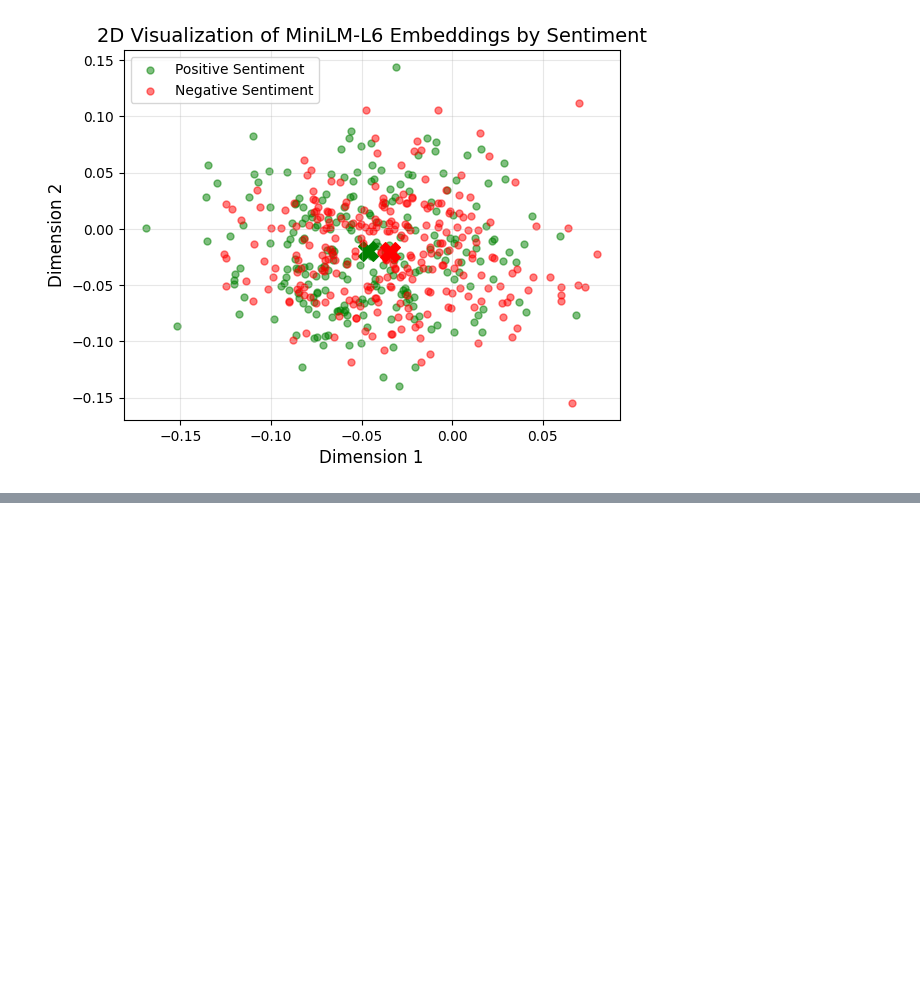
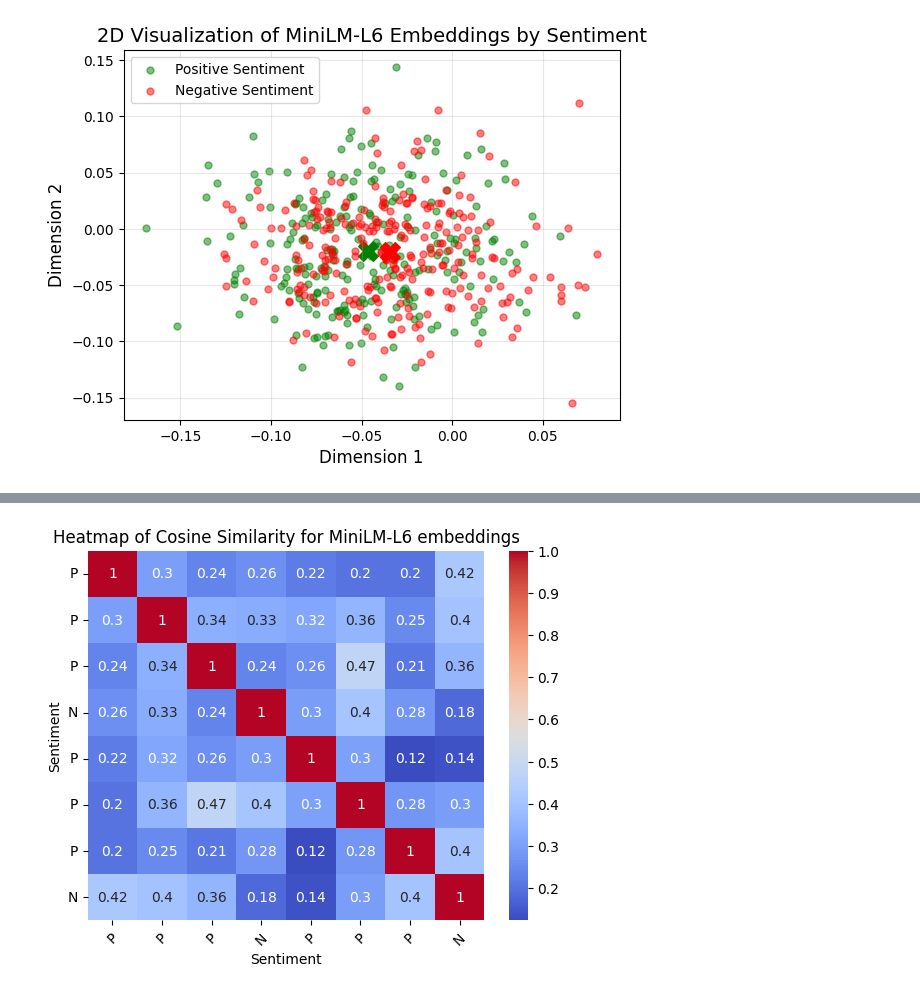
Before and after one commit to alexanderhxs/Deep-Learning-Project-3, a Jupyter notebook: notebooks/LLMs.ipynb, the cells around one changed output, grey strips where cells are left out. Drawn from its saved outputs; the diff is of its cells as text; code cells hidden in the pictures; blank space fills up the shorter version.

```diff
--- a/notebooks/LLMs.ipynb
+++ b/notebooks/LLMs.ipynb
@@ -182,0 +230,4 @@ scatter_plot(st_embeddings, name='MiniLM-L6')
+# %%
+metric_heatmap(cosine_similarity_st, modelname='MiniLM-L6', metricname='Cosine Similarity')
+# %% [output]
+[figure, added]
```
Also changed, not shown: parts of 10 cells of this notebook.
